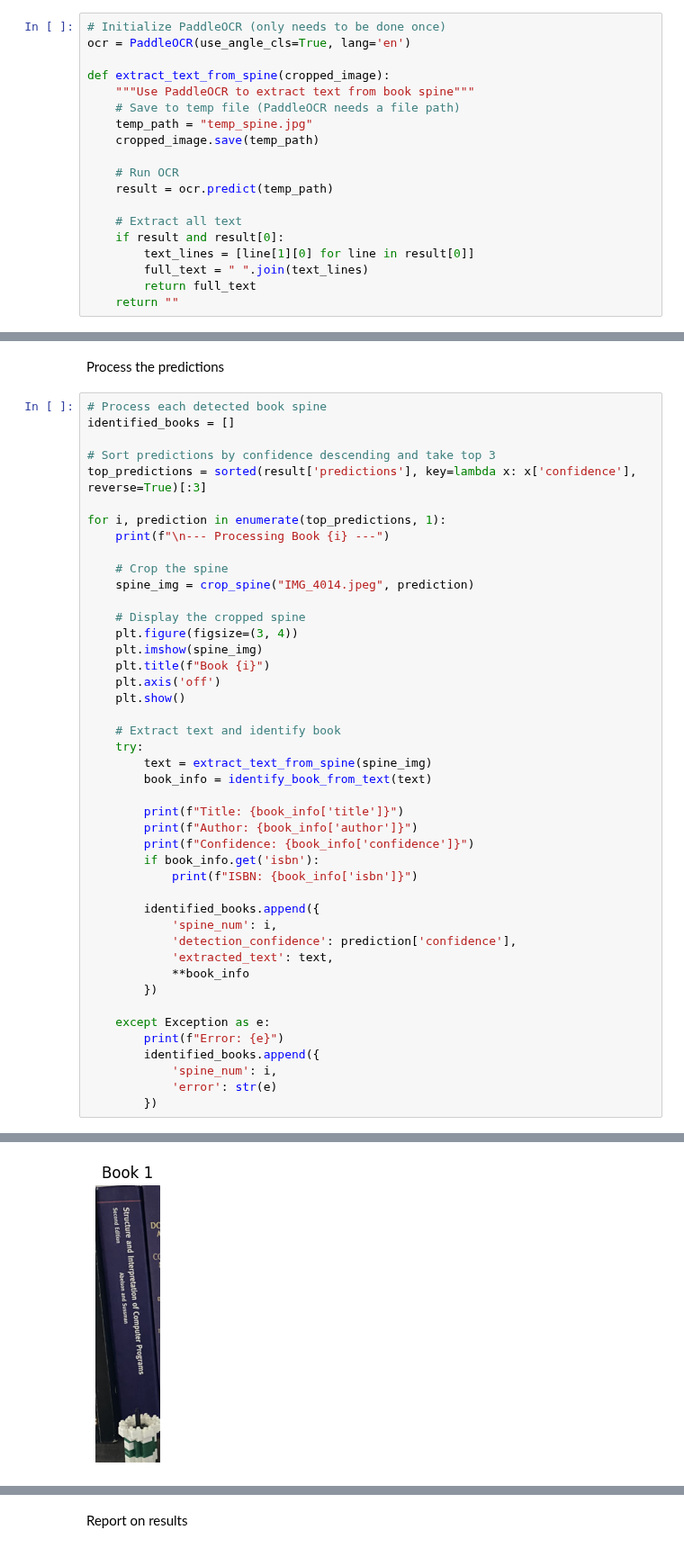
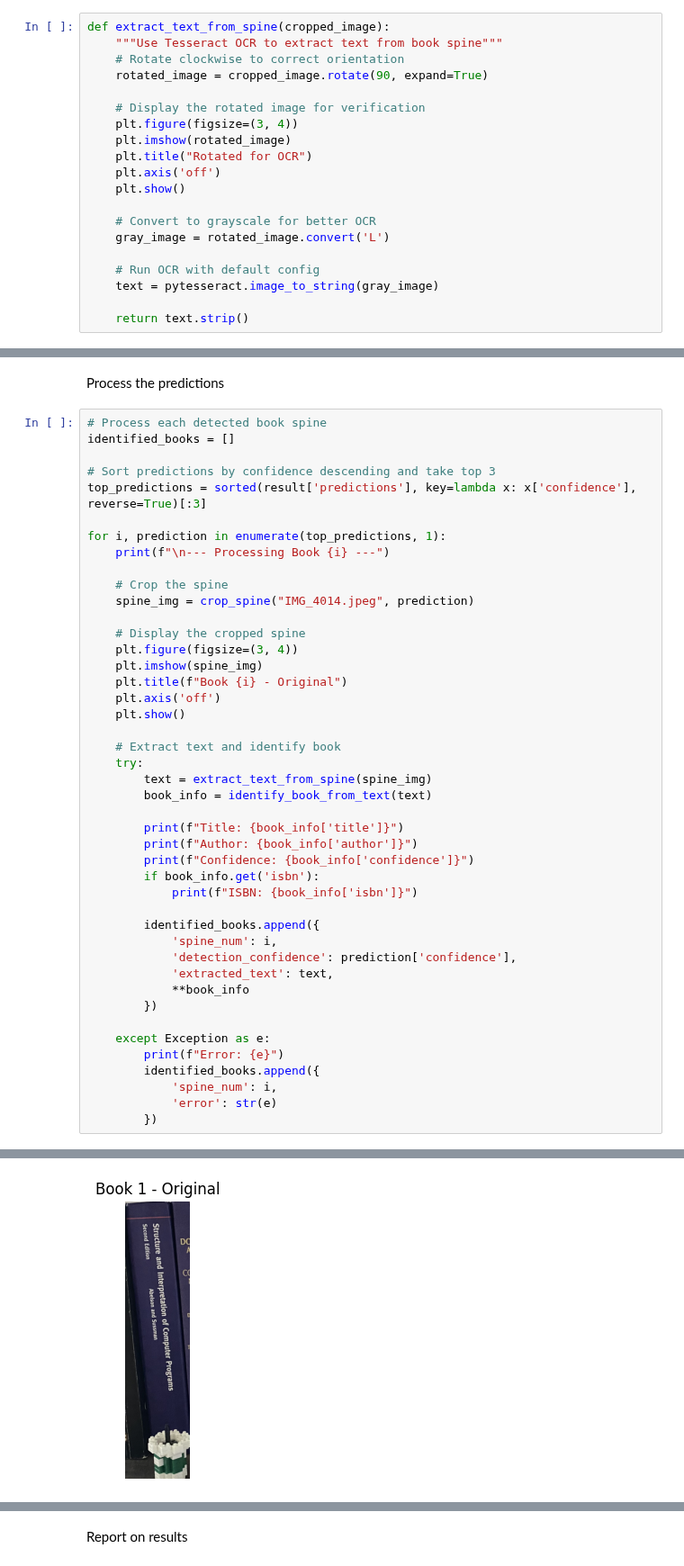
Before and after one commit to trak3r/spinal-chord, a Jupyter notebook: spines.ipynb, the cells around one changed output, grey strips where cells are left out. Shown at 90% size. Drawn from its saved outputs; the diff is of its cells as text.

```diff
--- a/spines.ipynb
+++ b/spines.ipynb
@@ -196,22 +197,23 @@ def crop_spine(image_path, prediction):
 # %% [markdown]
 Identify the book
 # %%
-# Initialize PaddleOCR (only needs to be done once)
-ocr = PaddleOCR(use_angle_cls=True, lang='en')
+def extract_text_from_spine(cropped_image):
+    """Use Tesseract OCR to extract text from book spine"""
+    # Rotate clockwise to correct orientation
+    rotated_image = cropped_image.rotate(90, expand=True)
 
-def extract_text_from_spine(cropped_image):
-    """Use PaddleOCR to extract text from book spine"""
-    # Save to temp file (PaddleOCR needs a file path)
-    temp_path = "temp_spine.jpg"
-    cropped_image.save(temp_path)
+    # Display the rotated image for verification
+    plt.figure(figsize=(3, 4))
+    plt.imshow(rotated_image)
+    plt.title("Rotated for OCR")
+    plt.axis('off')
+    plt.show()
 
-    # Run OCR
-    result = ocr.predict(temp_path)
+    # Convert to grayscale for better OCR
+    gray_image = rotated_image.convert('L')
 
-    # Extract all text
-    if result and result[0]:
-        text_lines = [line[1][0] for line in result[0]]
-        full_text = " ".join(text_lines)
-        return full_text
-    return ""
+    # Run OCR with default config
+    text = pytesseract.image_to_string(gray_image)
+
+    return text.strip()
 # %% [output]
@@ -286,37 +287,37 @@ for i, prediction in enumerate(top_predictions, 1):
     # Display the cropped spine
     plt.figure(figsize=(3, 4))
     plt.imshow(spine_img)
-    plt.title(f"Book {i}")
+    plt.title(f"Book {i} - Original")
     plt.axis('off')
     plt.show()
 
     # Extract text and identify book
     try:
         text = extract_text_from_spine(spine_img)
         book_info = identify_book_from_text(text)
 
         print(f"Title: {book_info['title']}")
         print(f"Author: {book_info['author']}")
         print(f"Confidence: {book_info['confidence']}")
         if book_info.get('isbn'):
             print(f"ISBN: {book_info['isbn']}")
 
         identified_books.append({
             'spine_num': i,
             'detection_confidence': prediction['confidence'],
             'extracted_text': text,
             **book_info
         })
 
     except Exception as e:
         print(f"Error: {e}")
         identified_books.append({
             'spine_num': i,
             'error': str(e)
         })
 # %% [output]
 --- Processing Book 1 ---
-[figure, old version]
+[figure, new version]
   Extracted text: n a o t o e e e e e e e i e e
   Cleaned text: n a o t o e e e e e
   API Status: 200
```
Also changed, not shown: parts of 4 cells of this notebook, 1 other file.
